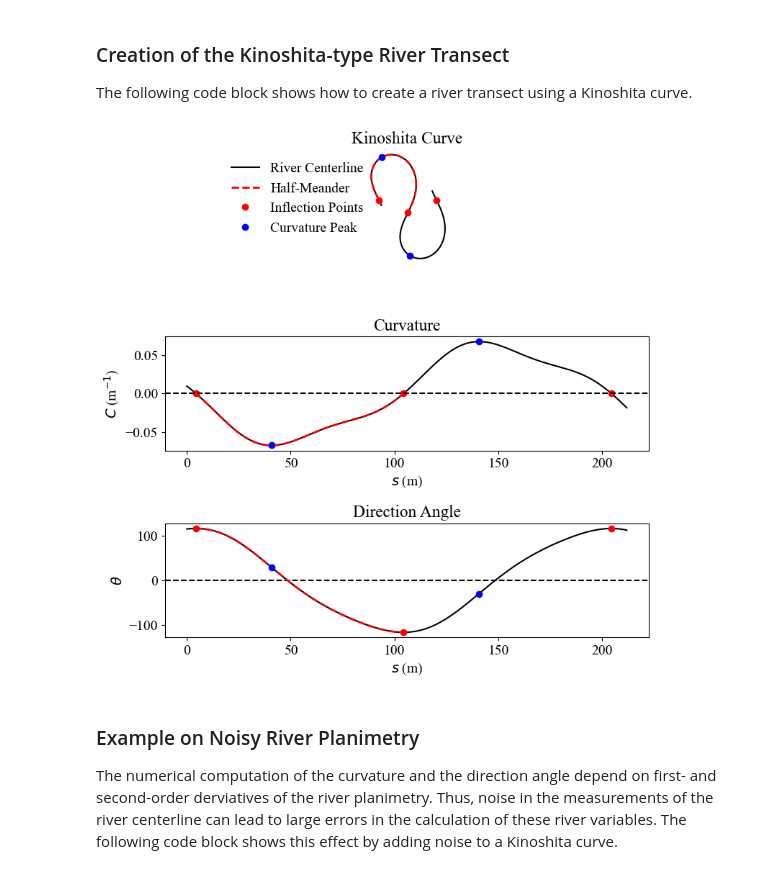
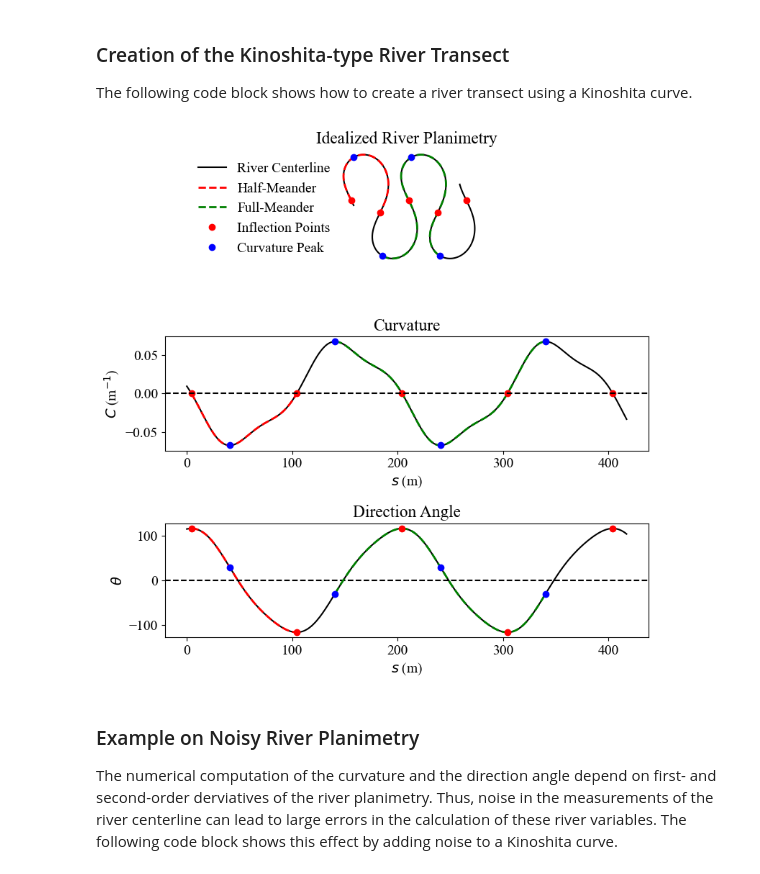
Before and after one commit to gomezvelezlab/WigglyRivers, a Jupyter notebook: examples/workflows/Synthetic_Rivers/Kinoshita_Examples.ipynb, the cells around one changed output. Saved outputs shown, nothing was run; the diff lists cells and outputs as text; code cells hidden in the pictures.

Commit message:
Update Kinoshita Example

```diff
--- a/examples/workflows/Synthetic_Rivers/Kinoshita_Examples.ipynb
+++ b/examples/workflows/Synthetic_Rivers/Kinoshita_Examples.ipynb
@@ -59,7 +54,7 @@ The following code block shows how to create a river transect using a Kinoshita
 # ------------------------------
 theta_0 = 115*np.pi/180  # radians
 # Create 1 Full meanders (2 half-meanders)
-n = 2
+n = 3
 x_k, y_k, data = RF.kinoshita_curve_zolezzi(
     theta_0=theta_0, lambda_value=200, theta_s=0.1, theta_f=0, n=n)
 w = np.ones_like(x_k)*2
@@ -69,7 +64,9 @@ c = data['c']
 theta = data['theta']
 
 # Cut to 2 meanders
-cut = 1000//n + 30
+ind_m = 1000//n
+cut = 2*ind_m + 30
+# cut = len(x_k)
 x_k = x_k[:cut]
 y_k = y_k[:cut]
 s = s[:cut]
@@ -91,19 +88,28 @@ c_m = c[ind_l[0]: ind_l[1]]
 # Calculate Extremes in curvature
 # ------------------------------
 # Find maxima in curvature
-argmax = np.argmax(c)
+argmax, _ = find_peaks(c, height=0)
+# argmax = np.argmax(c)
 x_c_1 = x_k[argmax]
 y_c_1 = y_k[argmax]
 c_c_1 = c[argmax]
 s_c_1 = s[argmax]
 theta_c_1 = theta[argmax]
-argmin = np.argmin(c)
+argmin, _ = find_peaks(-c, height=0)
+# argmin = np.argmin(c)
 x_c_2 = x_k[argmin]
 y_c_2 = y_k[argmin]
 c_c_2 = c[argmin]
 s_c_2 = s[argmin]
 theta_c_2 = theta[argmin]
 
+# ------------------------------
+# Extract Full Meander
+# ------------------------------
+x_m_full = x_k[argmax[0]: argmax[1]]
+y_m_full = y_k[argmax[0]: argmax[1]]
+s_m_full = s[argmax[0]: argmax[1]]
+c_m_full = c[argmax[0]: argmax[1]]
 # ------------------------------
 # Plot
 # ------------------------------
@@ -113,9 +119,10 @@ mpl.rcParams['font.family'] = 'Times New Roman'
 # Plot Kinoshita Curve
 plt.close('all')
 fig, axs = plt.subplots(3, 1, figsize=(8, 8))
-axs[0].set_title('Kinoshita Curve')
+axs[0].set_title('Idealized River Planimetry')
 axs[0].plot(x_k, y_k, '-k', label='River Centerline')
 axs[0].plot(x_m, y_m, '--r', label='Half-Meander', lw=2)
+axs[0].plot(x_m_full, y_m_full, '--g', lw=2, label='Full-Meander')
 axs[0].plot(x_inf, y_inf, 'or', label='Inflection Points')
 axs[0].plot(x_c_1, y_c_1, 'ob', label='Curvature Peak')
 axs[0].plot(x_c_2, y_c_2, 'ob')
@@ -130,34 +137,36 @@ axs[0].spines['left'].set_visible(False)
 # legend to the left outside
 axs[0].legend(loc=2, bbox_to_anchor=(-0.1, 1), frameon=False)
 
 # Plot curvature
 axs[1].set_title('Curvature')
 axs[1].plot(s, c, '-k')
 axs[1].plot(s_m, c_m, '--r', lw=2)
+axs[1].plot(s_m_full, c_m_full, '--g', lw=2)
 axs[1].plot(s_inf, c_inf, 'or')
 axs[1].plot(s_c_1, c_c_1, 'ob')
 axs[1].plot(s_c_2, c_c_2, 'ob')
 axs[1].axhline(0, color='k', linestyle='--')
 axs[1].set_xlabel(r'$s$ (m)')
 axs[1].set_ylabel(r'$C$ (m$^{-1}$)')
 
 # Plot Angle
 axs[2].set_title('Direction Angle')
 axs[2].plot(s, theta, '-k')
 axs[2].axhline(0, color='k', linestyle='--')
 axs[2].plot(s_m, theta[ind_l[0]: ind_l[1]], '--r', lw=2)
+axs[2].plot(s_m_full, theta[argmax[0]: argmax[1]], '--g', lw=2)
 axs[2].plot(s_inf, theta_inf, 'or')
 axs[2].plot(s_c_1, theta_c_1, 'ob')
 axs[2].plot(s_c_2, theta_c_2, 'ob')
 axs[2].set_xlabel(r'$s$ (m)')
 axs[2].set_ylabel(r'$\theta$')
 plt.tight_layout()
 utl.cr_folder('../manuscript_figures/')
 plt.savefig('../manuscript_figures/Figure_02_Conceptual_meander.png',
             dpi=300)
 plt.show()
 # %% [output]
-[figure, old version]
+[figure, new version]
 # %% [markdown]
 ### Example on Noisy River Planimetry
 
```
Also changed, not shown: parts of 2 cells of this notebook.
